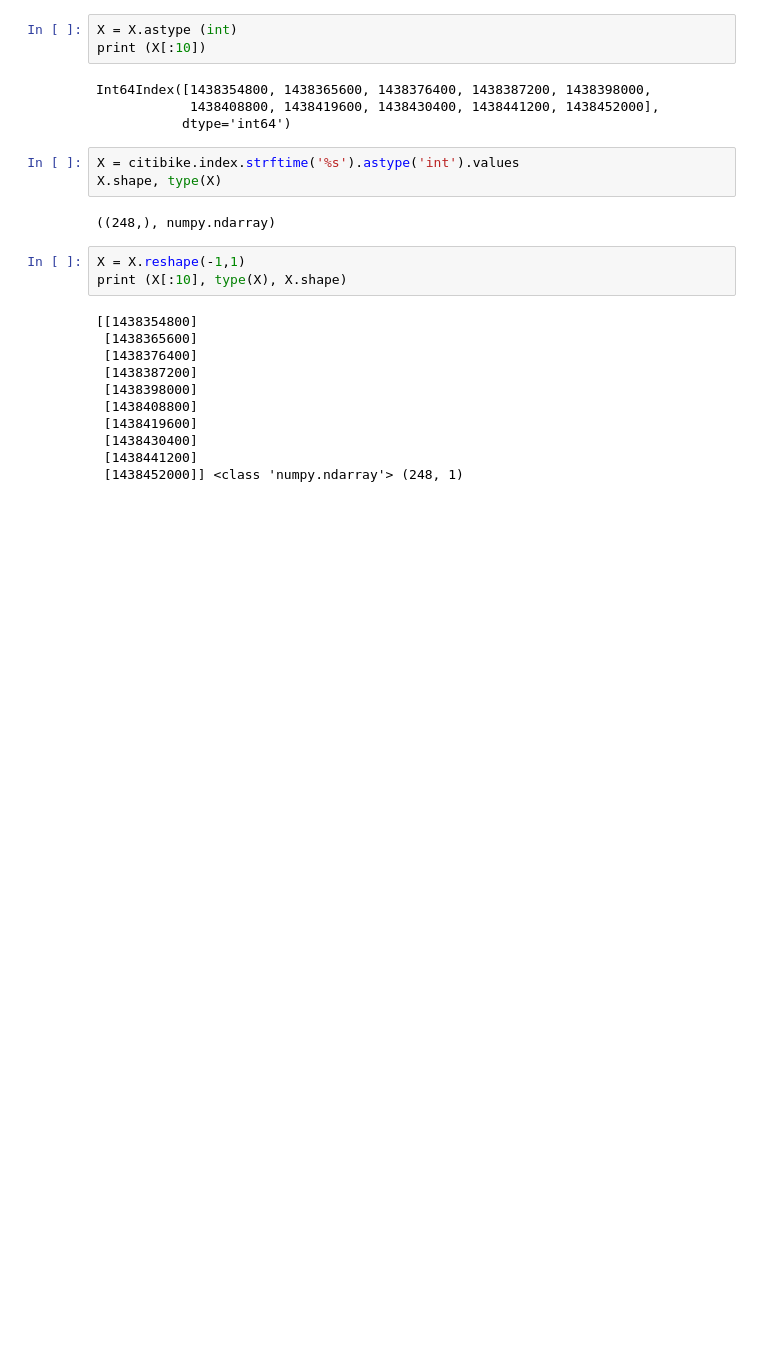
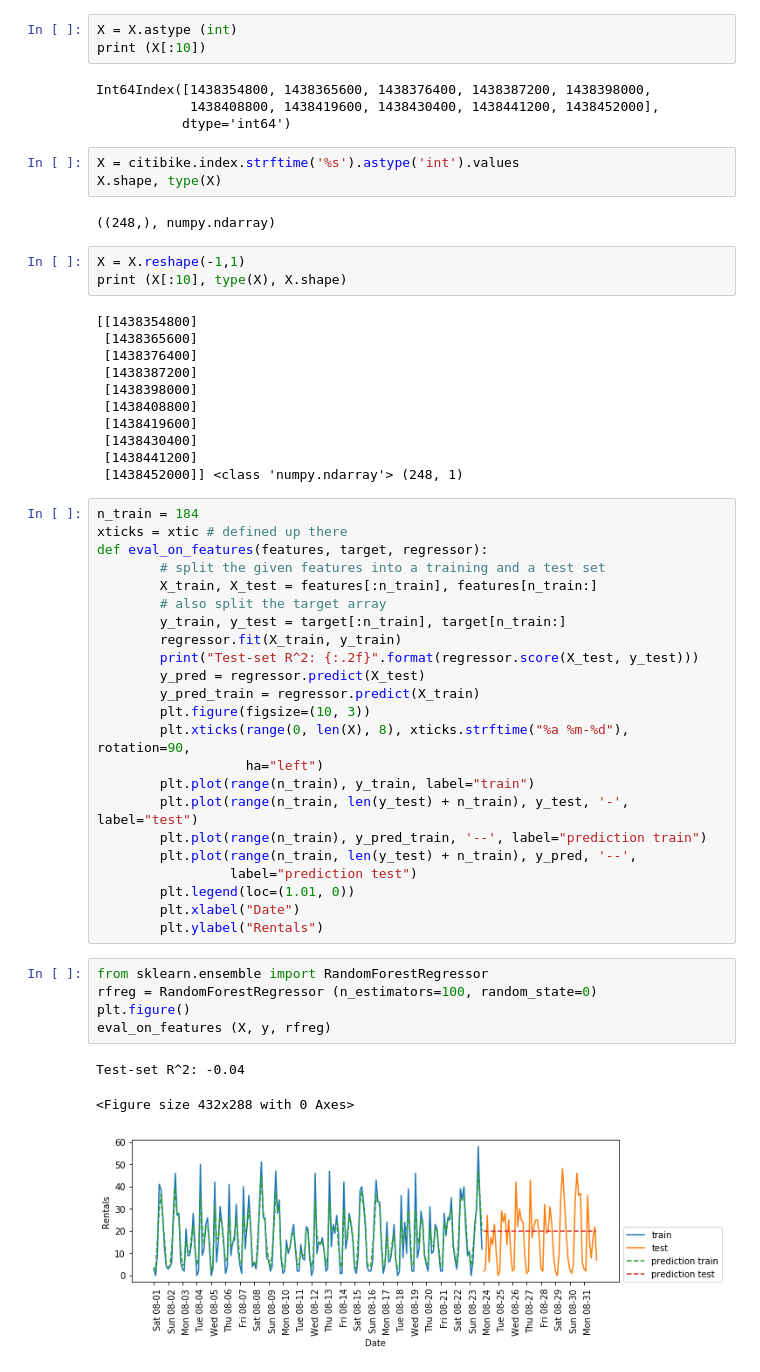
Before and after one commit to yongduek/lectures, a Jupyter notebook: ds101/citibike.ipynb, the cells around one changed output. Saved outputs shown, nothing was run; the diff lists cells and outputs as text; blank space fills up the shorter version.

```diff
--- a/ds101/citibike.ipynb
+++ b/ds101/citibike.ipynb
@@ -126,3 +144,35 @@ print (X[:10], type(X), X.shape)
  [1438430400]
  [1438441200]
  [1438452000]] <class 'numpy.ndarray'> (248, 1)
+# %%
+n_train = 184
+xticks = xtic # defined up there
+def eval_on_features(features, target, regressor):
+        # split the given features into a training and a test set
+        X_train, X_test = features[:n_train], features[n_train:]
+        # also split the target array
+        y_train, y_test = target[:n_train], target[n_train:]
+        regressor.fit(X_train, y_train)
+        print("Test-set R^2: {:.2f}".format(regressor.score(X_test, y_test)))
+        y_pred = regressor.predict(X_test)
+        y_pred_train = regressor.predict(X_train)
+        plt.figure(figsize=(10, 3))
+        plt.xticks(range(0, len(X), 8), xticks.strftime("%a %m-%d"), rotation=90,
+                   ha="left")
+        plt.plot(range(n_train), y_train, label="train")
+        plt.plot(range(n_train, len(y_test) + n_train), y_test, '-', label="test")
+        plt.plot(range(n_train), y_pred_train, '--', label="prediction train")
+        plt.plot(range(n_train, len(y_test) + n_train), y_pred, '--',
+                 label="prediction test")
+        plt.legend(loc=(1.01, 0))
+        plt.xlabel("Date")
+        plt.ylabel("Rentals")
+# %%
+from sklearn.ensemble import RandomForestRegressor
+rfreg = RandomForestRegressor (n_estimators=100, random_state=0)
+plt.figure()
+eval_on_features (X, y, rfreg)
+# %% [output]
+Test-set R^2: -0.04
+<Figure size 432x288 with 0 Axes>
+[figure, added]
```
Also changed, not shown: parts of 28 cells of this notebook, 1 other file.
